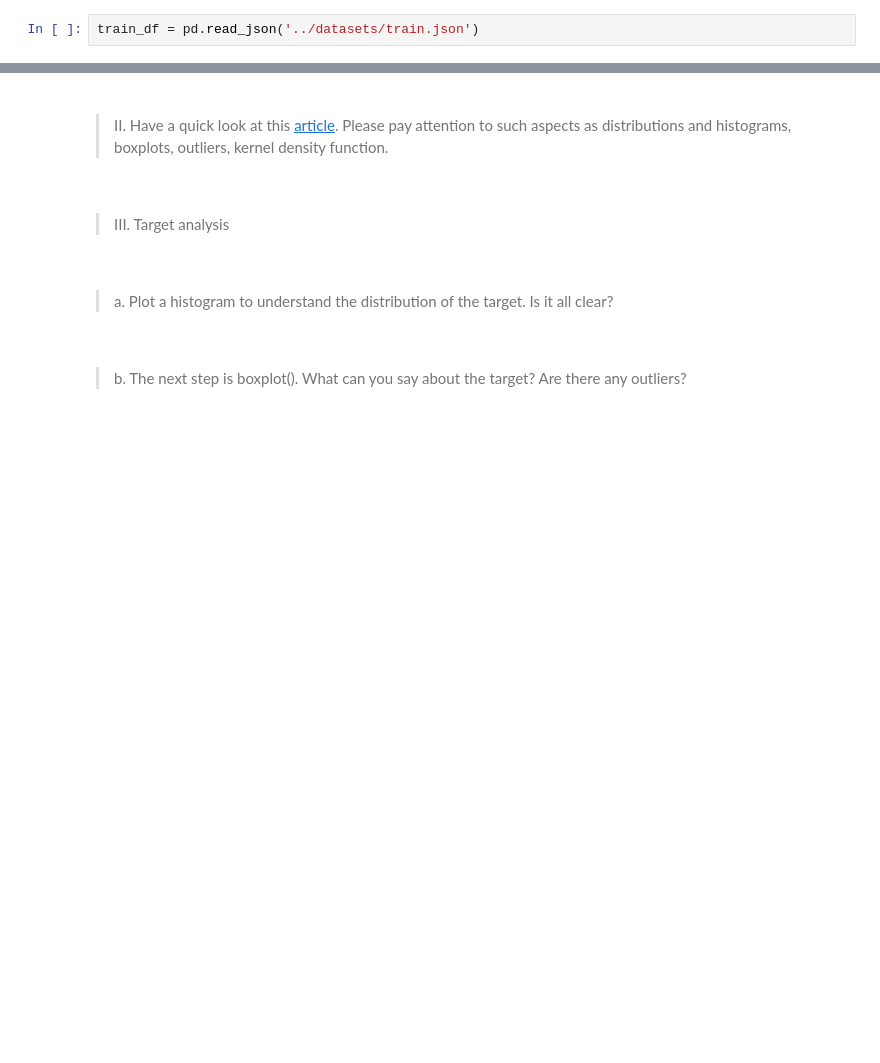
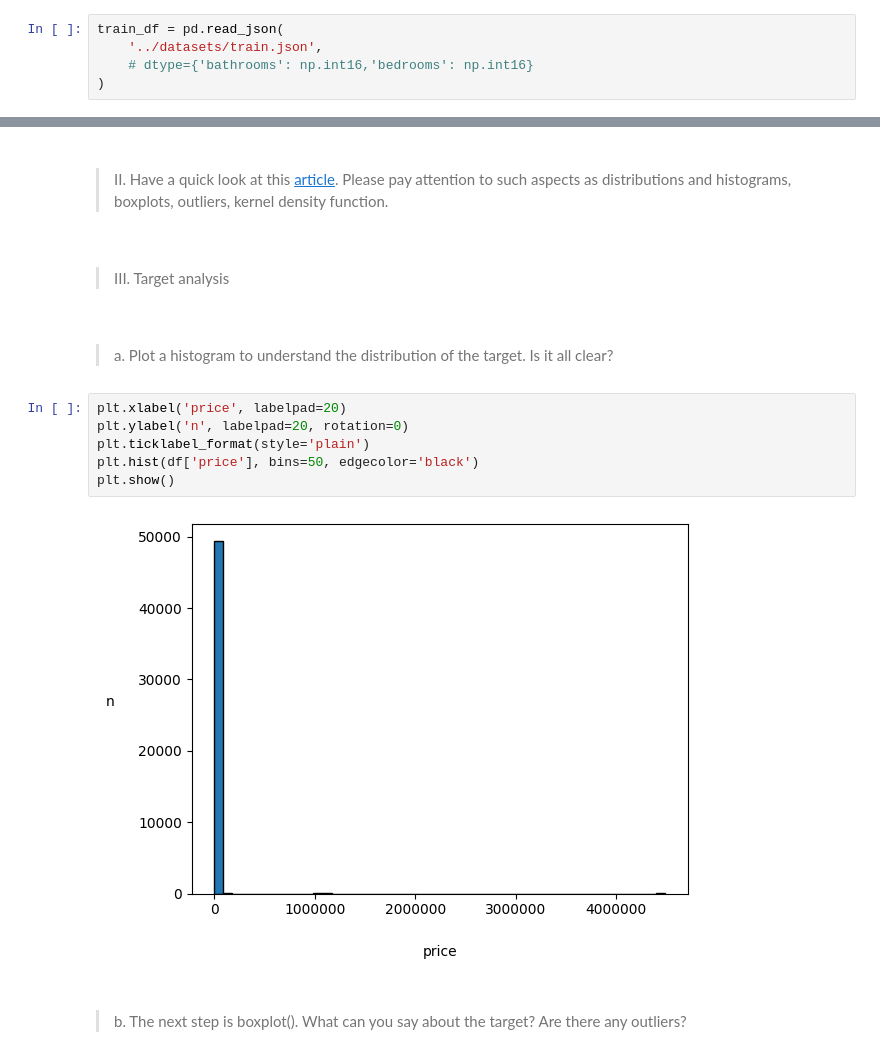
Before and after one commit to EgrSlv/MachineLearning, a Jupyter notebook: src/ML1_Introduction.ipynb, the cells around one changed output, grey strips where cells are left out. Cells and saved outputs as stored; diff of their text form; blank space fills up the shorter version.

```diff
--- a/src/ML1_Introduction.ipynb
+++ b/src/ML1_Introduction.ipynb
@@ -36,7 +48,10 @@ import seaborn as sb
 ###
 > II. Load data from [kaggle](https://www.kaggle.com/competitions/two-sigma-connect-rental-listing-inquiries/data) using pandas. You only need the table data, which is in train.json.
 # %%
-train_df = pd.read_json('../datasets/train.json')
+train_df = pd.read_json(
+    '../datasets/train.json',
+    # dtype={'bathrooms': np.int16,'bedrooms': np.int16}
+)
 # %% [markdown]
 ###
 > III. What is the size (the number of rows and columns) of your data?
@@ -151,6 +166,14 @@ df.shape
 # %% [markdown]
 ####
 > a. Plot a histogram to understand the distribution of the target. Is it all clear?
+# %%
+plt.xlabel('price', labelpad=20)
+plt.ylabel('n', labelpad=20, rotation=0)
+plt.ticklabel_format(style='plain')
+plt.hist(df['price'], bins=50, edgecolor='black')
+plt.show()
+# %% [output]
+[figure, added]
 # %% [markdown]
 ####
 > b. The next step is boxplot(). What can you say about the target? Are there any outliers?
```
Also changed, not shown: parts of 14 cells of this notebook.
